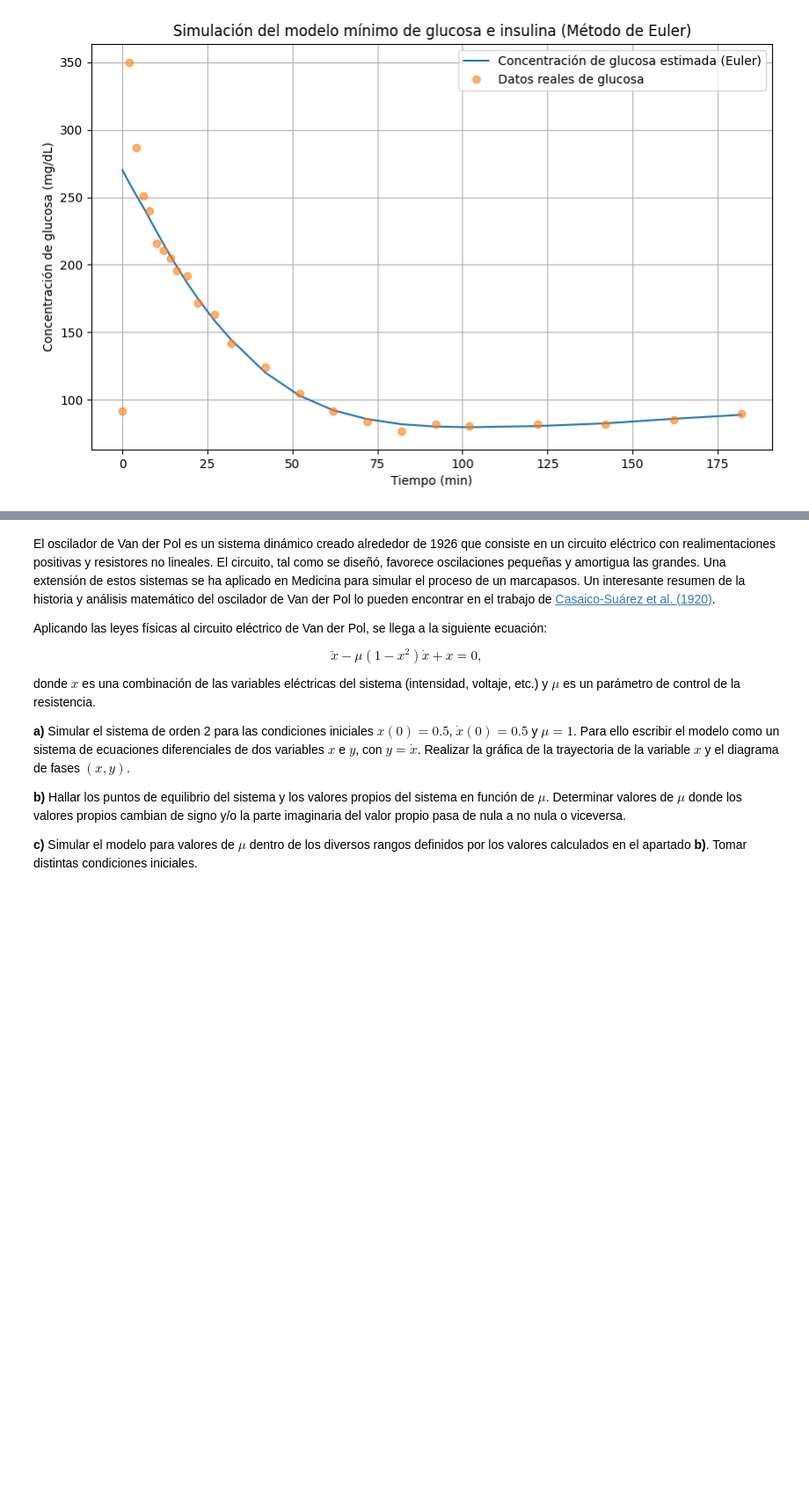
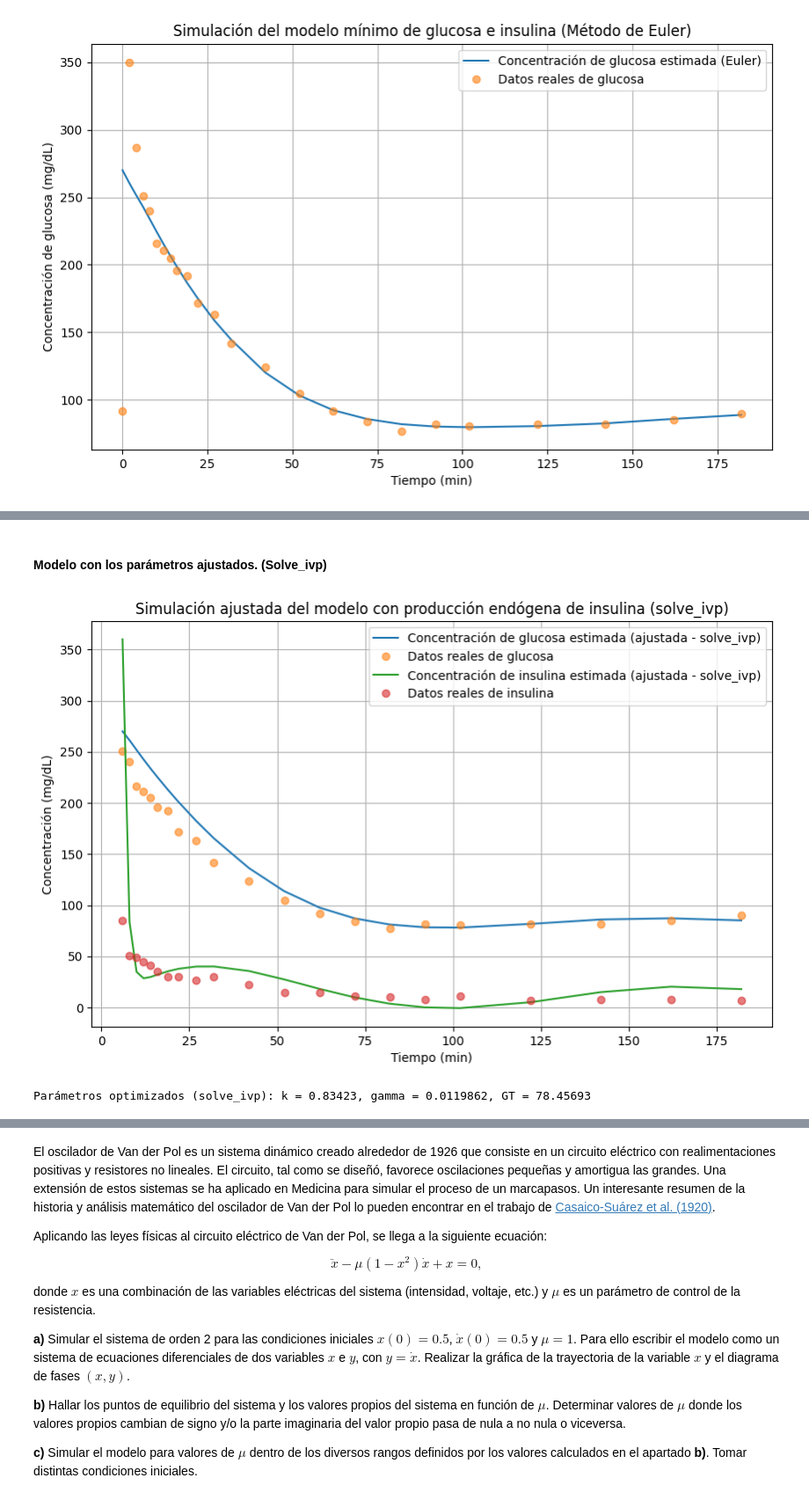
Before and after one commit to Davidgrcdz/SACSE-Practicas, a Jupyter notebook: Ejercicios/Ejercicios_det2_prop.ipynb, the cells around one changed output, grey strips where cells are left out. Shown at 88% size. Drawn from its saved outputs; the diff is of its cells as text; code cells hidden in the pictures; blank space fills up the shorter version.

```diff
--- a/Ejercicios/Ejercicios_det2_prop.ipynb
+++ b/Ejercicios/Ejercicios_det2_prop.ipynb
@@ -212,0 +384,54 @@ plt.legend()
+# %% [markdown]
+#### Modelo con los parámetros ajustados. (Solve_ivp)
+# %%
+# Ajustar las dimensiones en el cálculo del error para que coincidan con los datos ajustados
+def error_function_ivp(params, time, glucose_data, insulin_data):
+    k_opt, gamma_opt, GT_opt = params
+    y0_opt = [G0, X0, I0]
+    # Resolver las ecuaciones con solve_ivp en lugar de Euler
+    solution_ivp = solve_ivp(sys, [time[0], time[-1]], y0_opt, t_eval=time, args=(k1, k2, k3, k_opt, gamma_opt, Gb, Ib, GT_opt))
+    G_solution = solution_ivp.y[0]
+    I_solution = solution_ivp.y[2]
+    # Ajustar las dimensiones de los datos de glucosa e insulina
+    glucose_data = glucose_data[:len(G_solution)]
+    insulin_data = insulin_data[:len(I_solution)]
+    # Calcular el error cuadrático entre los datos reales y las soluciones
+    error_glucose = np.mean((G_solution - glucose_data)**2)
+    error_insulin = np.mean((I_solution - insulin_data)**2)
+    # Error total
+    return error_glucose + error_insulin
+
+# Realizar nuevamente la optimización con las dimensiones ajustadas
+result_ivp = minimize(error_function_ivp, initial_params, args=(time, glucose_data, insulin_data))
+
+# Obtener los parámetros óptimos
+k_opt, gamma_opt, GT_opt = result_ivp.x
+
+# Condiciones iniciales para G, X, I con los parámetros optimizados
+y0_optimized = [G0, X0, I0]
+
+# Resolver las ecuaciones utilizando solve_ivp con los parámetros optimizados
+solution_optimized_ivp = solve_ivp(sys, [time[0], time[-1]], y0_optimized, t_eval=time, args=(k1, k2, k3, k_opt, gamma_opt, Gb, Ib, GT_opt))
+
+# Extraer la solución optimizada de la glucosa y la insulina
+G_solution_optimized_ivp = solution_optimized_ivp.y[0]
+I_solution_optimized_ivp = solution_optimized_ivp.y[2]
+
+# Graficar los resultados después del ajuste utilizando solve_ivp
+plt.figure(figsize=(10,6))
+plt.plot(time, G_solution_optimized_ivp, label='Concentración de glucosa estimada (ajustada - solve_ivp)')
+plt.plot(time, glucose_data, 'o', label='Datos reales de glucosa', alpha=0.6)
+plt.plot(time, I_solution_optimized_ivp, label='Concentración de insulina estimada (ajustada - solve_ivp)')
+plt.plot(time, insulin_data, 'o', label='Datos reales de insulina', alpha=0.6)
+plt.xlabel('Tiempo (min)')
+plt.ylabel('Concentración (mg/dL)')
+plt.title('Simulación ajustada del modelo con producción endógena de insulina (solve_ivp)')
+plt.legend()
+plt.grid(True)
+plt.show()
+
+# Mostrar los parámetros óptimos encontrados
+print(f"Parámetros optimizados (solve_ivp): k = {k_opt.round(5)}, gamma = {gamma_opt.round(7)}, GT = {GT_opt.round(5)}")
+# %% [output]
+[figure, added]
+Parámetros optimizados (solve_ivp): k = 0.83423, gamma = 0.0119862, GT = 78.45693
```
Also changed, not shown: parts of 26 cells of this notebook, 1 other file.
